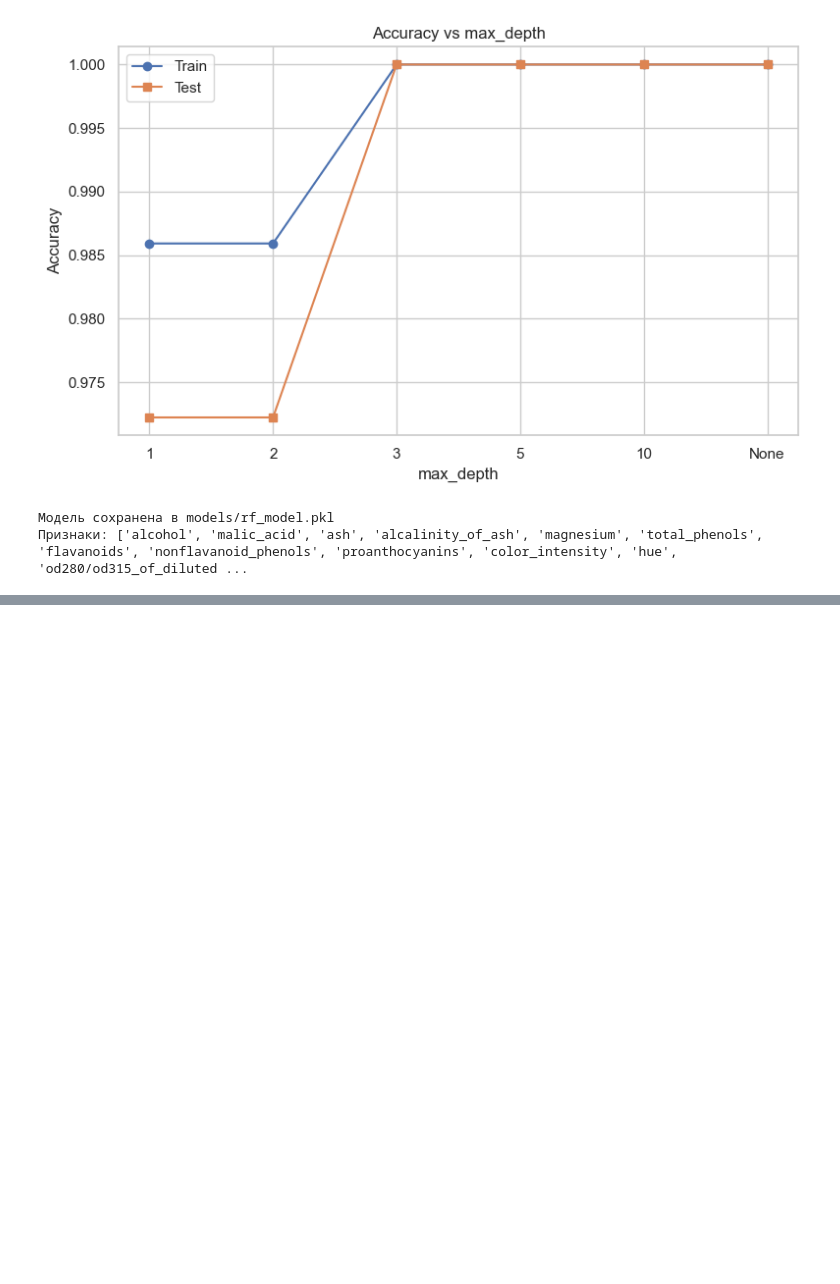
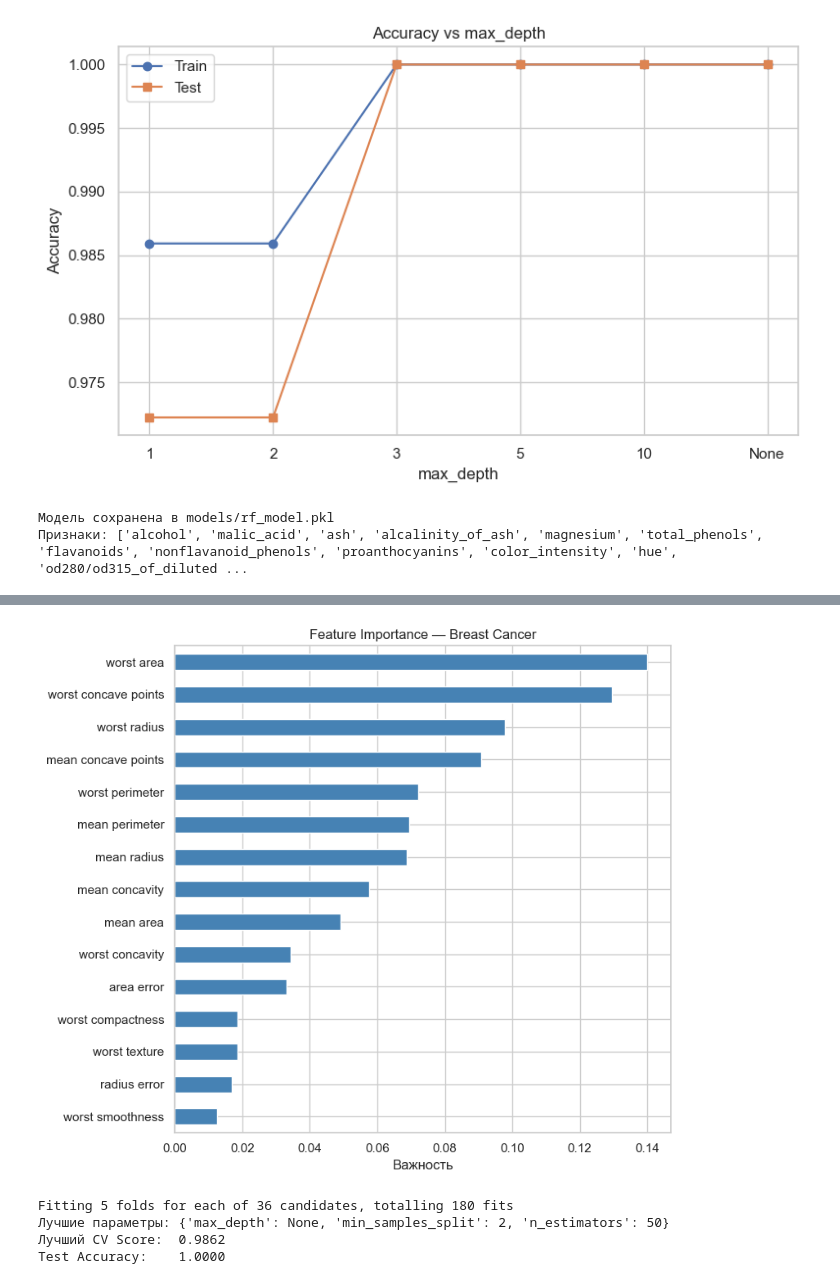
Before and after one commit to AlexFirst22/Forest-Classifier-Bot, a Jupyter notebook: notebooks/exploration.ipynb, the cells around one changed output, grey strips where cells are left out. Drawn from its saved outputs; the diff is of its cells as text; code cells hidden in the pictures; blank space fills up the shorter version.

```diff
--- a/notebooks/exploration.ipynb
+++ b/notebooks/exploration.ipynb
@@ -328,3 +328,21 @@ print(f"Признаки: {X.columns.tolist()}")
 # %% [output]
 Модель сохранена в models/rf_model.pkl
 Признаки: ['alcohol', 'malic_acid', 'ash', 'alcalinity_of_ash', 'magnesium', 'total_phenols', 'flavanoids', 'nonflavanoid_phenols', 'proanthocyanins', 'color_intensity', 'hue', 'od280/od315_of_diluted ...
+# %%
+from sklearn.datasets import load_breast_cancer
+from sklearn.ensemble import RandomForestClassifier
+from sklearn.model_selection import train_test_split
+from sklearn.metrics import accuracy_score, classification_report, roc_auc_score
+
+# Загрузка
+cancer = load_breast_cancer()
+X_c = cancer.data
+y_c = cancer.target
+
+df_cancer = pd.DataFrame(X_c, columns=cancer.feature_names)
+df_cancer['target'] = y_c
+df_cancer['class'] = df_cancer['target'].map({0: 'Malignant', 1: 'Benign'})
+
+print(f"Размер датасета: {df_cancer.shape}")
+print(f"\nРаспределение классов:\n{df_cancer['class'].value_counts()}")
+df_cancer.head()
@@ -330,0 +408,46 @@ print(f"Признаки: {X.columns.tolist()}")
+# %%
+importances_c = pd.Series(rf_cancer.feature_importances_, index=cancer.feature_names)
+importances_c = importances_c.sort_values(ascending=True).tail(15)
+
+plt.figure(figsize=(8, 7))
+importances_c.plot(kind='barh', color='steelblue')
+plt.title('Feature Importance — Breast Cancer')
+plt.xlabel('Важность')
+plt.tight_layout()
+plt.savefig('../plots/feature_importance_cancer.png', dpi=150)
+plt.show()
+# %% [output]
+[figure, added]
+# %%
+from sklearn.model_selection import GridSearchCV
+
+param_grid = {
+    'n_estimators': [50, 100, 200],
+    'max_depth': [None, 3, 5, 10],
+    'min_samples_split': [2, 5, 10]
+}
+
+wine = load_wine()
+X_w, y_w = wine.data, wine.target
+X_train_w, X_test_w, y_train_w, y_test_w = train_test_split(
+    X_w, y_w, test_size=0.2, random_state=42, stratify=y_w
+)
+
+grid_search = GridSearchCV(
+    RandomForestClassifier(random_state=42),
+    param_grid,
+    cv=5,
+    scoring='accuracy',
+    n_jobs=-1,
+    verbose=1
+)
+grid_search.fit(X_train_w, y_train_w)
+
+print(f"Лучшие параметры: {grid_search.best_params_}")
+print(f"Лучший CV Score:  {grid_search.best_score_:.4f}")
+print(f"Test Accuracy:    {accuracy_score(y_test_w, grid_search.predict(X_test_w)):.4f}")
+# %% [output]
+Fitting 5 folds for each of 36 candidates, totalling 180 fits
+Лучшие параметры: {'max_depth': None, 'min_samples_split': 2, 'n_estimators': 50}
+Лучший CV Score:  0.9862
+Test Accuracy:    1.0000
```
Also changed, not shown: parts of 4 cells of this notebook, 2 other files.
